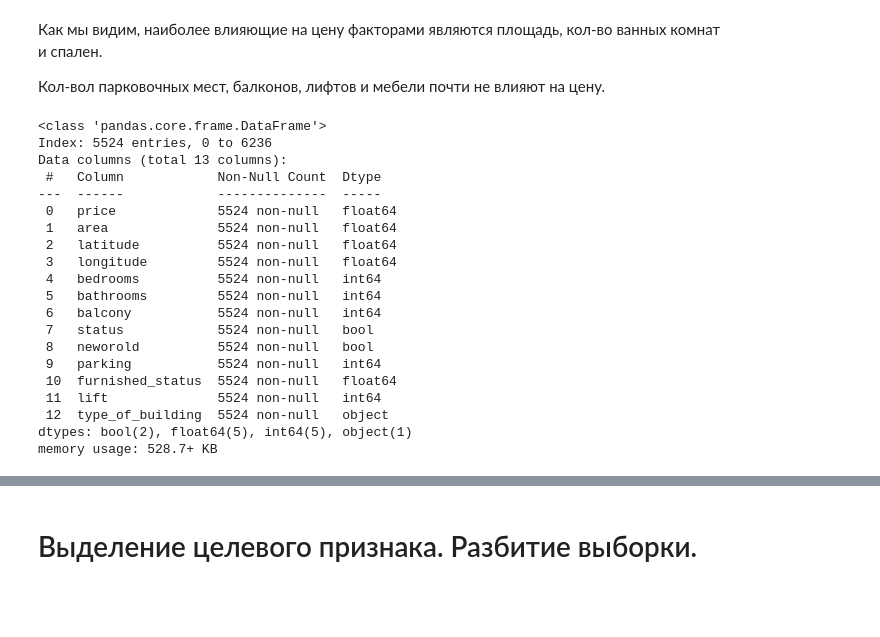
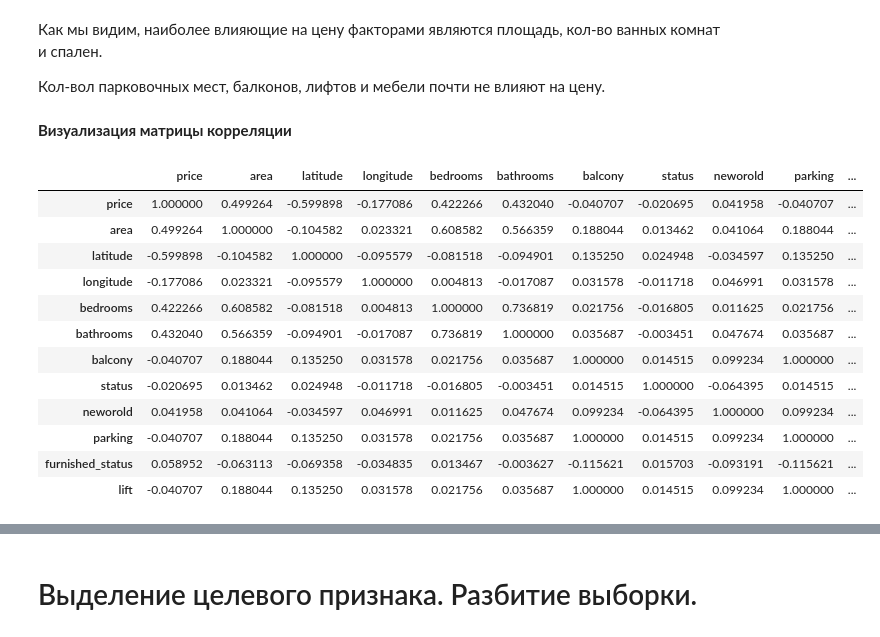
Before and after one commit to dreamy-timmy/Machine_Learning, a Jupyter notebook: third_lab.ipynb, the cells around one changed output, grey strips where cells are left out. Saved outputs shown, nothing was run; the diff lists cells and outputs as text; code cells hidden in the pictures; blank space fills up the shorter version.

```diff
--- a/third_lab.ipynb
+++ b/third_lab.ipynb
@@ -401,26 +411,23 @@ price                     0.065681  1.000000
 Как мы видим, наиболее влияющие на цену факторами являются площадь, кол-во ванных комнат и спален.
 
 Кол-вол парковочных мест, балконов, лифтов и мебели почти не влияют на цену.
-# %%
-data_filtered.info()
-# %% [output]
-<class 'pandas.core.frame.DataFrame'>
-Index: 5524 entries, 0 to 6236
-Data columns (total 13 columns):
- #   Column            Non-Null Count  Dtype
----  ------            --------------  -----
- 0   price             5524 non-null   float64
- 1   area              5524 non-null   float64
- 2   latitude          5524 non-null   float64
- 3   longitude         5524 non-null   float64
- 4   bedrooms          5524 non-null   int64
- 5   bathrooms         5524 non-null   int64
- 6   balcony           5524 non-null   int64
- 7   status            5524 non-null   bool
- 8   neworold          5524 non-null   bool
- 9   parking           5524 non-null   int64
- 10  furnished_status  5524 non-null   float64
- 11  lift              5524 non-null   int64
- 12  type_of_building  5524 non-null   object
-dtypes: bool(2), float64(5), int64(5), object(1)
-memory usage: 528.7+ KB
+# %% [markdown]
+**Визуализация матрицы корреляции**
+# %%
+
+correlation_matrix= data_filtered.drop('type_of_building', axis=1).corr()
+correlation_matrix
+# %% [output]
+|  | price | area | latitude | longitude | bedrooms | bathrooms | balcony | status | neworold | parking | ... |
+| price | 1.000000 | 0.499264 | -0.599898 | -0.177086 | 0.422266 | 0.432040 | -0.040707 | -0.020695 | 0.041958 | -0.040707 | ... |
+| area | 0.499264 | 1.000000 | -0.104582 | 0.023321 | 0.608582 | 0.566359 | 0.188044 | 0.013462 | 0.041064 | 0.188044 | ... |
+| latitude | -0.599898 | -0.104582 | 1.000000 | -0.095579 | -0.081518 | -0.094901 | 0.135250 | 0.024948 | -0.034597 | 0.135250 | ... |
+| longitude | -0.177086 | 0.023321 | -0.095579 | 1.000000 | 0.004813 | -0.017087 | 0.031578 | -0.011718 | 0.046991 | 0.031578 | ... |
+| bedrooms | 0.422266 | 0.608582 | -0.081518 | 0.004813 | 1.000000 | 0.736819 | 0.021756 | -0.016805 | 0.011625 | 0.021756 | ... |
+| bathrooms | 0.432040 | 0.566359 | -0.094901 | -0.017087 | 0.736819 | 1.000000 | 0.035687 | -0.003451 | 0.047674 | 0.035687 | ... |
+| balcony | -0.040707 | 0.188044 | 0.135250 | 0.031578 | 0.021756 | 0.035687 | 1.000000 | 0.014515 | 0.099234 | 1.000000 | ... |
+| status | -0.020695 | 0.013462 | 0.024948 | -0.011718 | -0.016805 | -0.003451 | 0.014515 | 1.000000 | -0.064395 | 0.014515 | ... |
+| neworold | 0.041958 | 0.041064 | -0.034597 | 0.046991 | 0.011625 | 0.047674 | 0.099234 | -0.064395 | 1.000000 | 0.099234 | ... |
+| parking | -0.040707 | 0.188044 | 0.135250 | 0.031578 | 0.021756 | 0.035687 | 1.000000 | 0.014515 | 0.099234 | 1.000000 | ... |
+| furnished_status | 0.058952 | -0.063113 | -0.069358 | -0.034835 | 0.013467 | -0.003627 | -0.115621 | 0.015703 | -0.093191 | -0.115621 | ... |
+| lift | -0.040707 | 0.188044 | 0.135250 | 0.031578 | 0.021756 | 0.035687 | 1.000000 | 0.014515 | 0.099234 | 1.000000 | ... |
```
Also changed, not shown: parts of 58 cells of this notebook.
